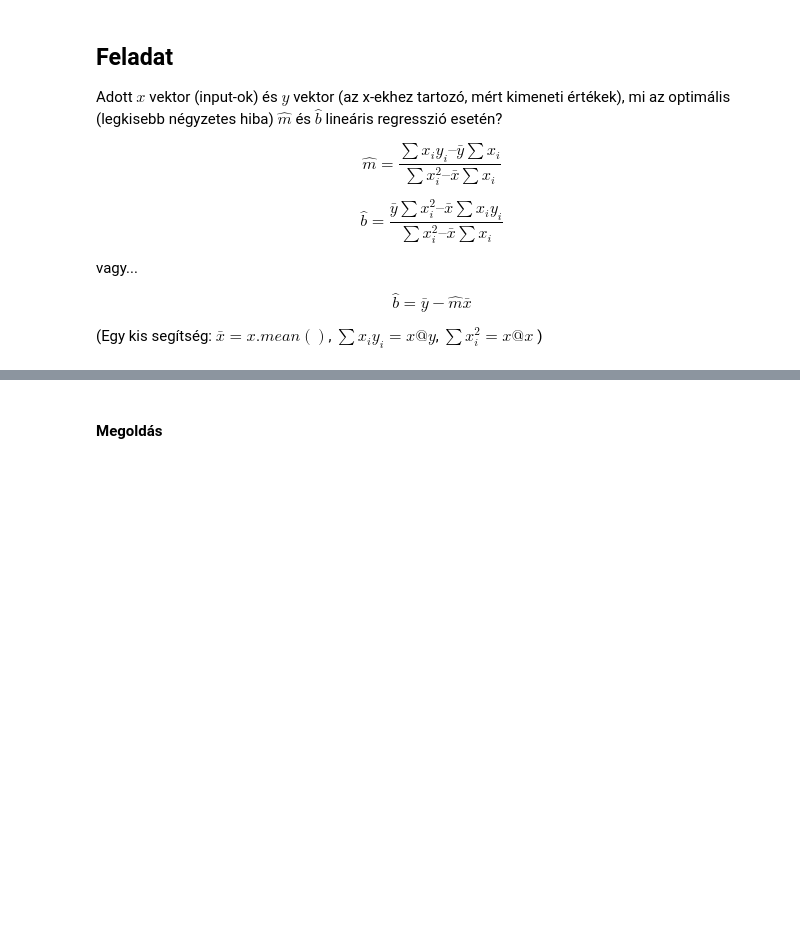
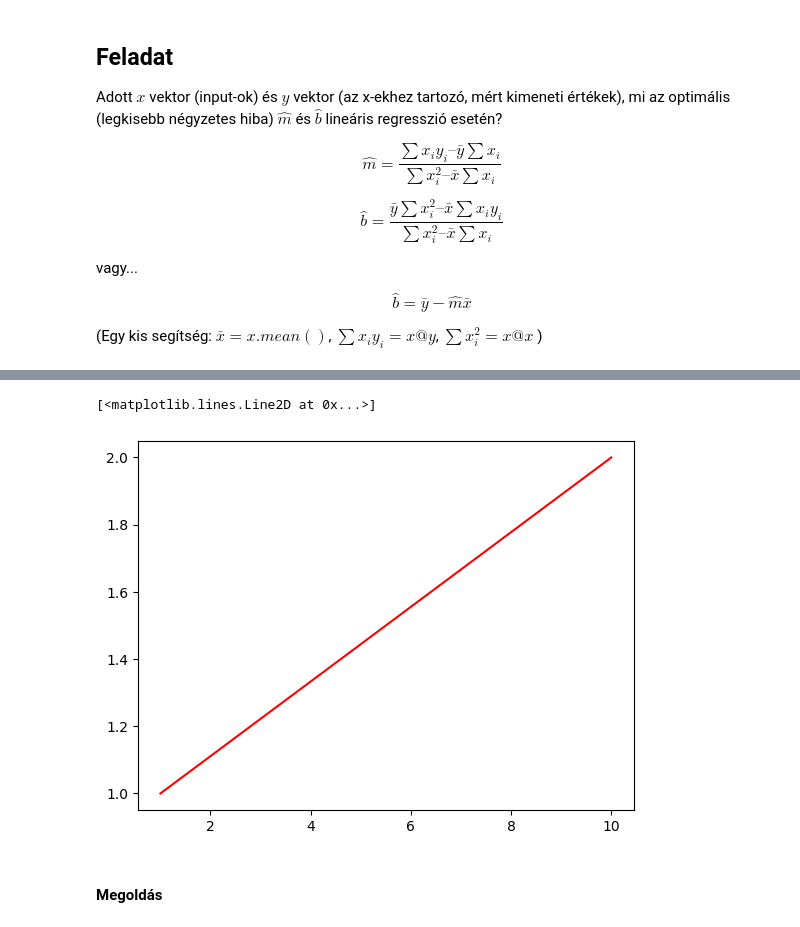
Before and after one commit to plevf/mi, a Jupyter notebook: Lesson2_Numpy.ipynb, the cells around one changed output, grey strips where cells are left out. Saved outputs shown, nothing was run; the diff lists cells and outputs as text; code cells hidden in the pictures; blank space fills up the shorter version.

```diff
--- a/Lesson2_Numpy.ipynb
+++ b/Lesson2_Numpy.ipynb
@@ -291,3 +298,9 @@ m: 4.900769694581392 b: 2.7864751096884834
+# %%
+import matplotlib.pyplot as plt
+plt.plot([1,10], [1,2], c = "red") #1;1 az egyenes eleje, 10;2 a vege
+# %% [output]
+[<matplotlib.lines.Line2D at 0x...>]
+[figure, added]
 # %% [markdown]
 #### Megoldás
 # %%
```
Also changed, not shown: parts of 1 cell of this notebook.
